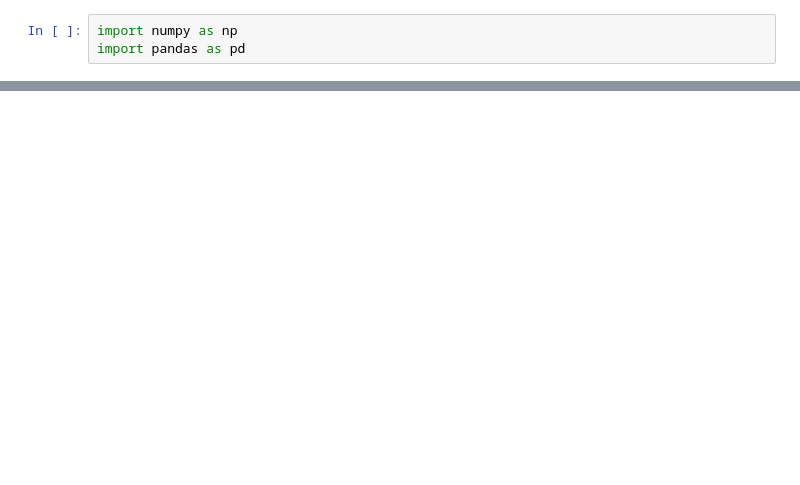
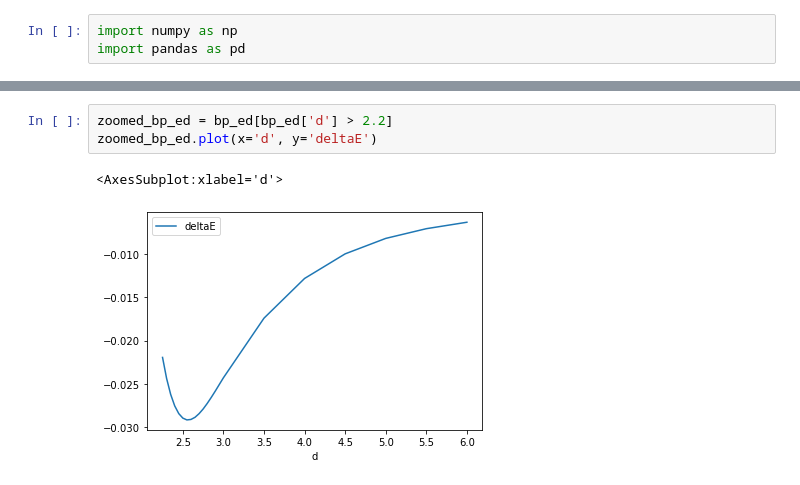
Before and after one commit to rbrtrss/aryldiazonium, a Jupyter notebook: layerseparation.ipynb, the cells around one changed output, grey strips where cells are left out. Saved outputs shown, nothing was run; the diff lists cells and outputs as text; blank space fills up the shorter version.

```diff
--- a/layerseparation.ipynb
+++ b/layerseparation.ipynb
@@ -19,0 +30,6 @@ ff.plot(x='d', y='E')
+# %%
+zoomed_bp_ed = bp_ed[bp_ed['d'] > 2.2]
+zoomed_bp_ed.plot(x='d', y='deltaE')
+# %% [output]
+<AxesSubplot:xlabel='d'>
+[figure, added]
```
Also changed, not shown: parts of 12 cells of this notebook, 8 other files.
